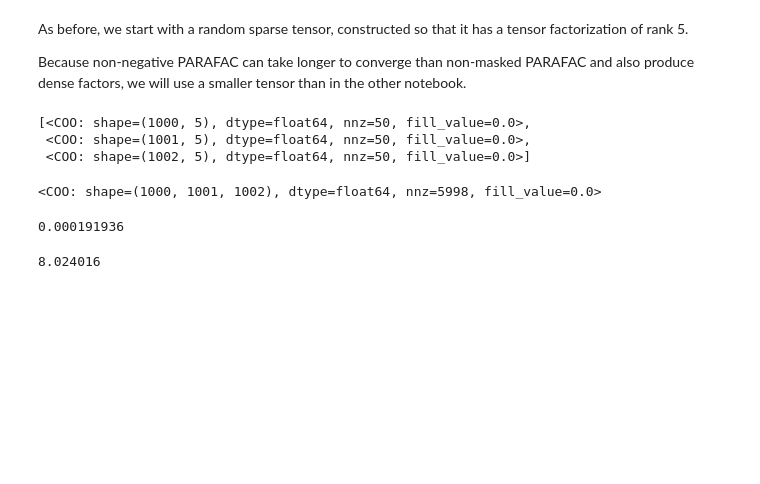
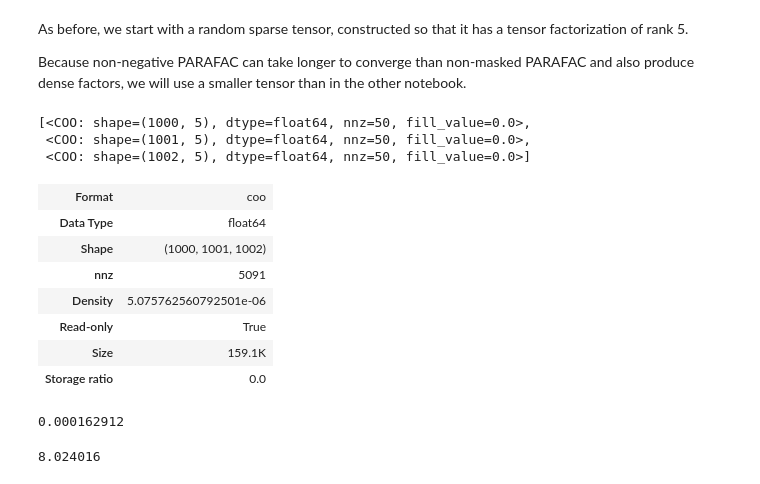
Before and after one commit to JeanKossaifi/tensorly-notebooks, a Jupyter notebook: 07_pydata_sparse_backend/sparse_nonnegative.ipynb, the cells around one changed output. Drawn from its saved outputs; the diff is of its cells as text; code cells hidden in the pictures; blank space fills up the shorter version.

```diff
--- a/07_pydata_sparse_backend/sparse_nonnegative.ipynb
+++ b/07_pydata_sparse_backend/sparse_nonnegative.ipynb
@@ -11,6 +11,7 @@ shape = (1000, 1001, 1002)
 rank = 5
 
 import sparse
+starting_weights = sparse.ones(rank)
 starting_factors = [sparse.random((i, rank)) for i in shape]
 starting_factors
 # %% [output]
@@ -19,14 +20,21 @@ starting_factors
  <COO: shape=(1002, 5), dtype=float64, nnz=50, fill_value=0.0>]
 # %%
 from tensorly.contrib.sparse.kruskal_tensor import kruskal_to_tensor
-tensor = kruskal_to_tensor(starting_factors)
+tensor = kruskal_to_tensor((starting_weights, starting_factors))
 tensor
 # %% [output]
-<COO: shape=(1000, 1001, 1002), dtype=float64, nnz=5998, fill_value=0.0>
+| Format | coo |
+| Data Type | float64 |
+| Shape | (1000, 1001, 1002) |
+| nnz | 5091 |
+| Density | 5.075762560792501e-06 |
+| Read-only | True |
+| Size | 159.1K |
+| Storage ratio | 0.0 |
 # %%
 tensor.nbytes / 1e9                # Actual memory usage in GB
 # %% [output]
-0.000191936
+0.000162912
 # %%
 import numpy as np
 np.prod(tensor.shape) * 8 / 1e9    # Memory usage if array was dense, in GB
```
Also changed, not shown: parts of 7 cells of this notebook, 2 other files.
